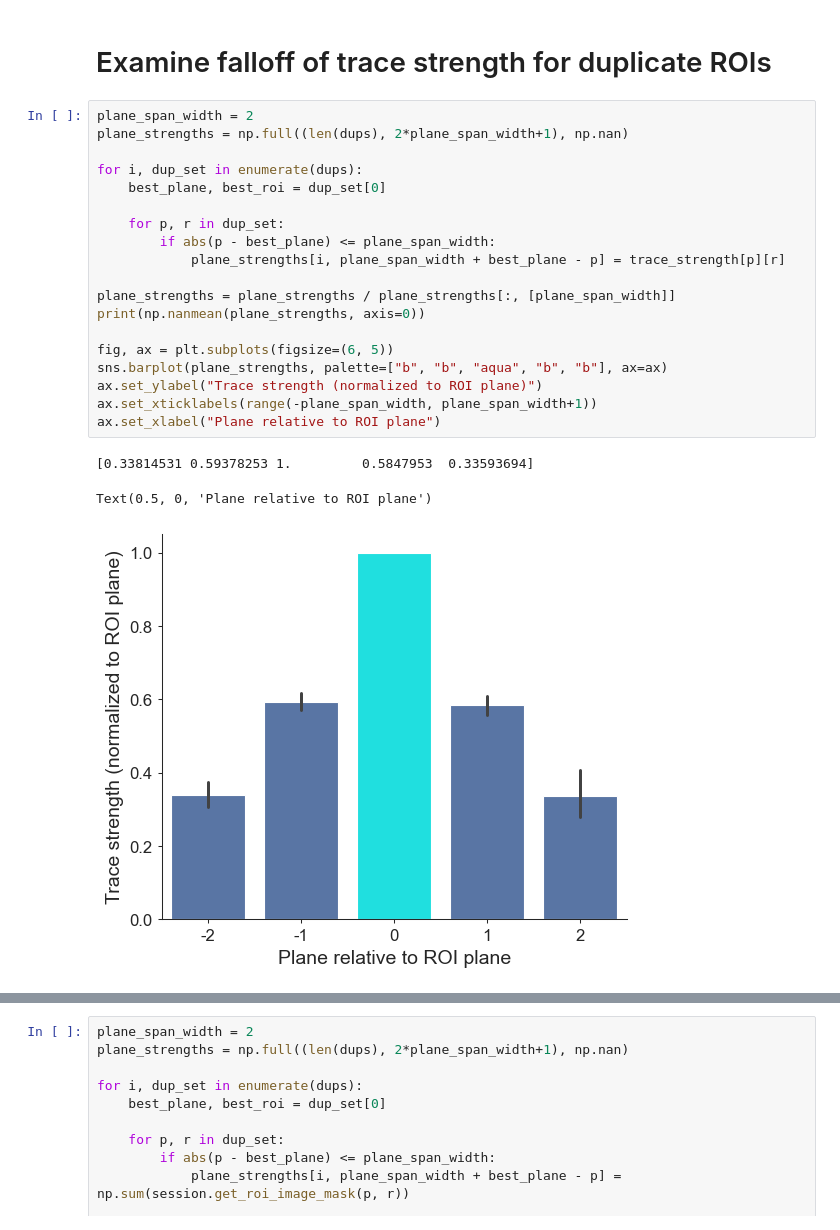
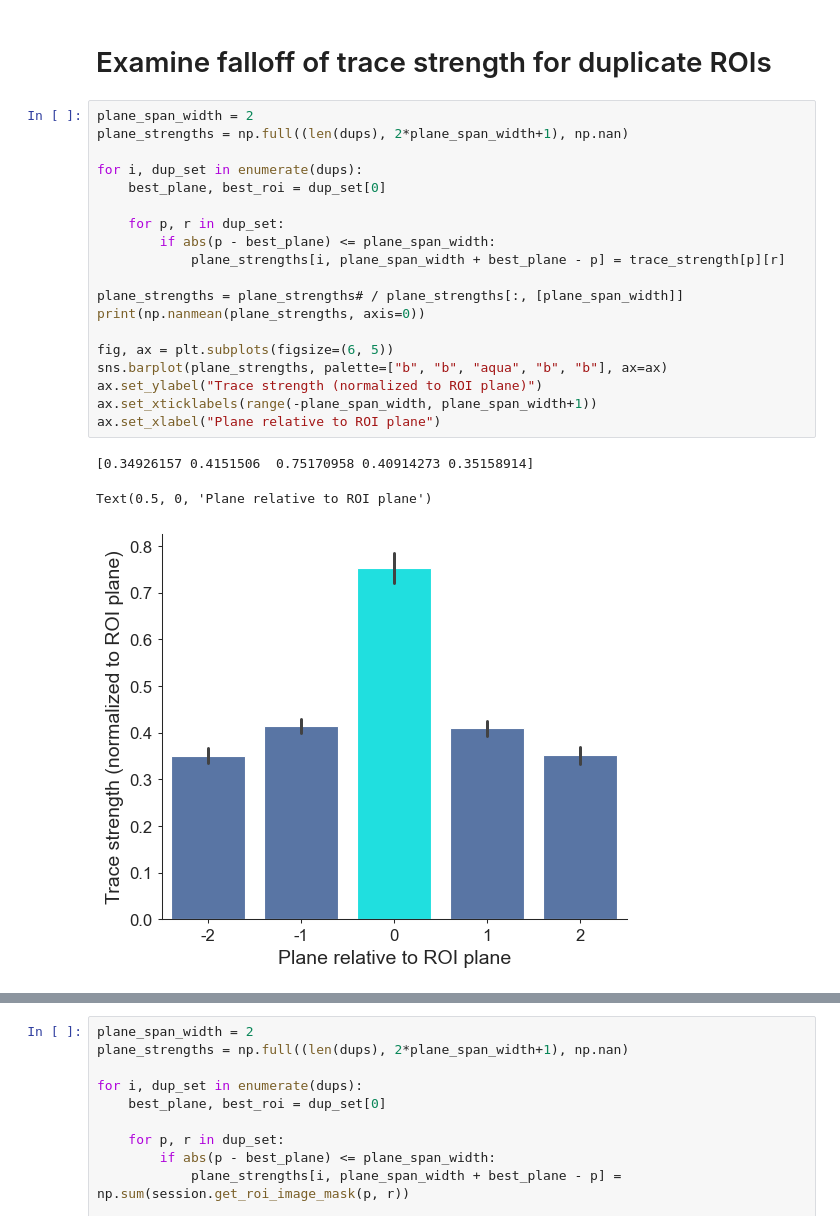
Before and after one commit to AllenInstitute/allen_v1dd, a Jupyter notebook: chase/analysis_notebooks/2023-04-27_2p-duplicates.ipynb, the cells around one changed output, grey strips where cells are left out. Saved outputs shown, nothing was run; the diff lists cells and outputs as text.

```diff
--- a/chase/analysis_notebooks/2023-04-27_2p-duplicates.ipynb
+++ b/chase/analysis_notebooks/2023-04-27_2p-duplicates.ipynb
@@ -101,23 +102,23 @@ print(x, y, depth)
 # %%
 plane_span_width = 2
 plane_strengths = np.full((len(dups), 2*plane_span_width+1), np.nan)
 
 for i, dup_set in enumerate(dups):
     best_plane, best_roi = dup_set[0]
 
     for p, r in dup_set:
         if abs(p - best_plane) <= plane_span_width:
             plane_strengths[i, plane_span_width + best_plane - p] = trace_strength[p][r]
 
-plane_strengths = plane_strengths / plane_strengths[:, [plane_span_width]]
+plane_strengths = plane_strengths# / plane_strengths[:, [plane_span_width]]
 print(np.nanmean(plane_strengths, axis=0))
 
 fig, ax = plt.subplots(figsize=(6, 5))
 sns.barplot(plane_strengths, palette=["b", "b", "aqua", "b", "b"], ax=ax)
 ax.set_ylabel("Trace strength (normalized to ROI plane)")
 ax.set_xticklabels(range(-plane_span_width, plane_span_width+1))
 ax.set_xlabel("Plane relative to ROI plane")
 # %% [output]
-[0.33814531 0.59378253 1.         0.5847953  0.33593694]
+[0.34926157 0.4151506  0.75170958 0.40914273 0.35158914]
 Text(0.5, 0, 'Plane relative to ROI plane')
-[figure, old version]
+[figure, new version]
```
Also changed, not shown: parts of 10 cells of this notebook, 4 other files.
